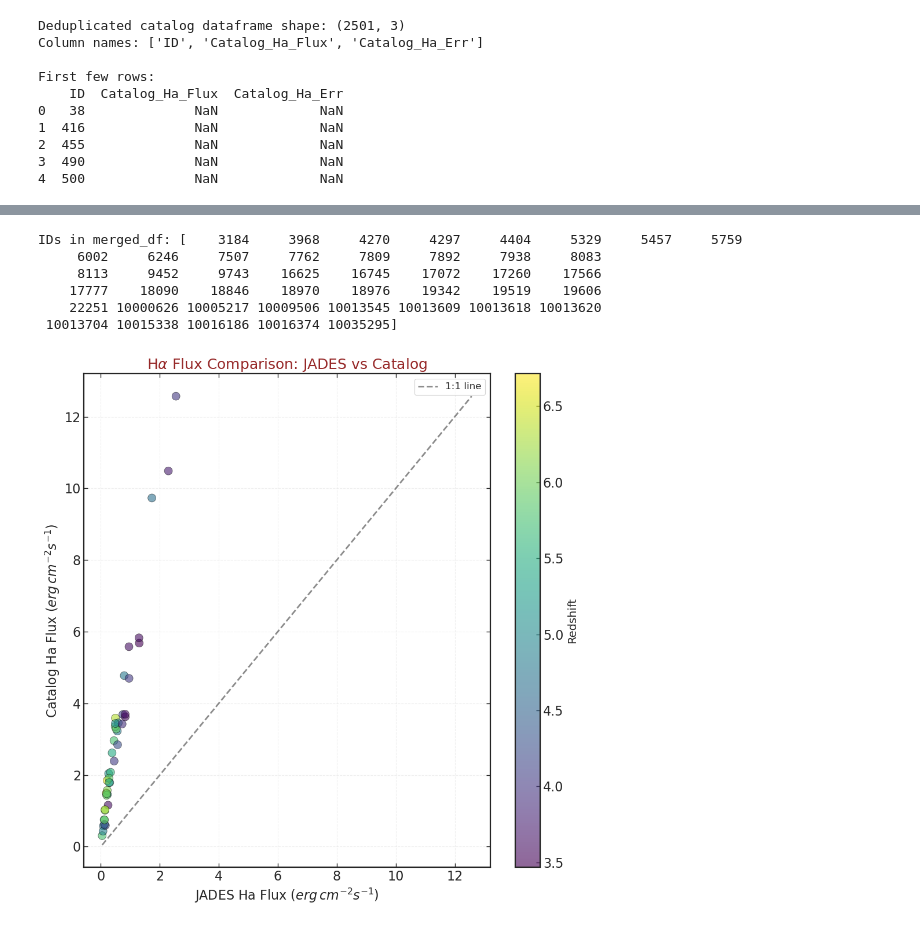
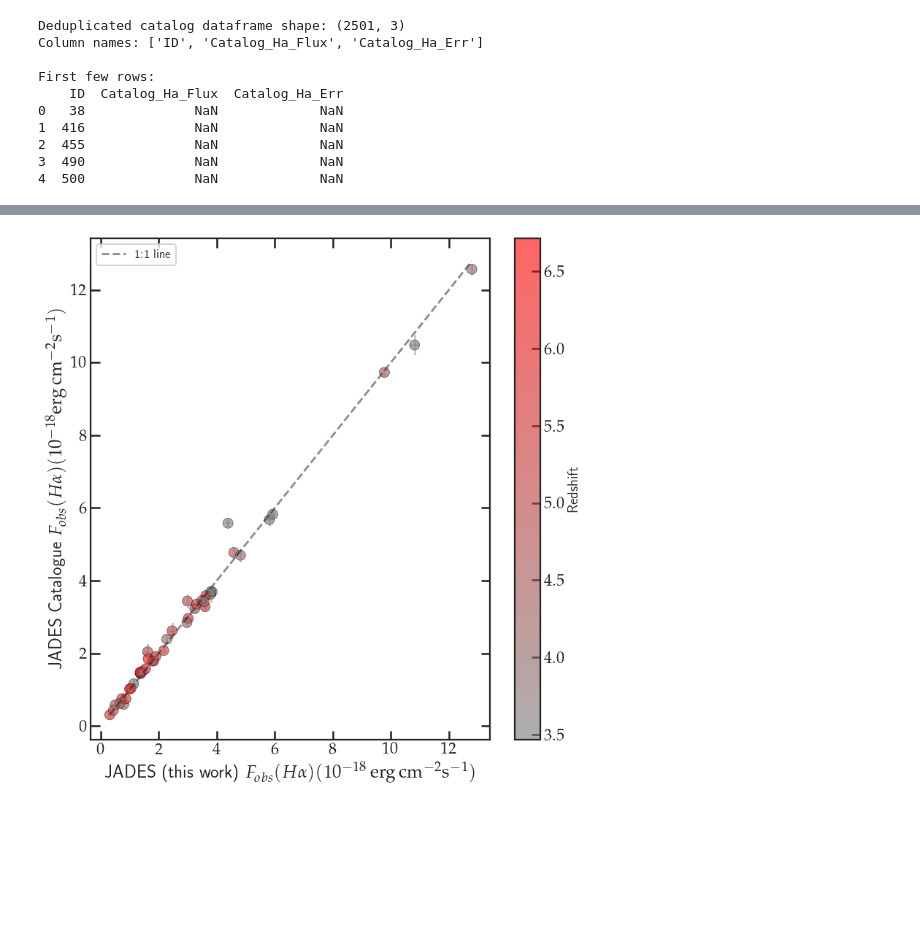
Before and after one commit to NGomez-inaoe/JWST-Data, a Jupyter notebook: Medium_Resolution/compare_flux.ipynb, the cells around one changed output, grey strips where cells are left out. Drawn from its saved outputs; the diff is of its cells as text; code cells hidden in the pictures; blank space fills up the shorter version.

Commit message:
Comparison with JADES catalogues now makes sense, the issue was due to Fobs vs Frest mixture, new version brings this work output to Fobs

```diff
--- a/Medium_Resolution/compare_flux.ipynb
+++ b/Medium_Resolution/compare_flux.ipynb
@@ -23,7 +23,7 @@ COSMO_COLORS = {
 
 sns.set_theme(
     style="ticks",
-    context='paper',
+    context='talk',
     rc={
         "xtick.direction": "in",
         "ytick.direction": "in",
@@ -397,10 +367,23 @@ for ii in range(len(Cat_ID)):
 # %%
+df = pd.read_csv("/home/nicolas/Documents/Research/PhD/JWST-Data/Medium_Resolution/Output_data/Line_fluxes_combined.tsv", sep='\t')
+
+#Guardar columnas en arrays
+ID_array = df.iloc[:,0].to_numpy()
+z_array  = df.iloc[:,1].to_numpy()
+
+#Halpha data
+mast_line = df.iloc[:,2].to_numpy()
+mast_line_err = df.iloc[:,3].to_numpy()
+jades_line = df.iloc[:,4].to_numpy()
+jades_line_err = df.iloc[:,5].to_numpy()
+
+
 # Create combined dataframe with only JADES Ha data
 combined_df = pd.DataFrame({
     'ID': ID_array,
     'Redshift': z_array,
-    'JADES_Ha_Flux': jades_Ha * 1e18,
-    #'JADES_Ha_Err': jades_line_err * 1e18,
+    'JADES_Ha_Flux': jades_line*(1+z_array),
+    'JADES_Ha_Err': jades_line_err*(1+z_array),
 })
 
 print(f"Combined dataframe shape: {combined_df.shape}")
@@ -504,15 +510,14 @@ No NaN values in merged_df: False
-# %%
-print(f"IDs in merged_df: {merged_df['ID'].values}")
-# %% [output]
-IDs in merged_df: [    3184     3968     4270     4297     4404     5329     5457     5759
-     6002     6246     7507     7762     7809     7892     7938     8083
-     8113     9452     9743    16625    16745    17072    17260    17566
-    17777    18090    18846    18970    18976    19342    19519    19606
-    22251 10000626 10005217 10009506 10013545 10013609 10013618 10013620
- 10013704 10015338 10016186 10016374 10035295]
 # %%
 # Create scatter plot with error bars, color coded by redshift
-fig, ax = plt.subplots(figsize=(10, 10))
+fig, ax = plt.subplots(figsize=(8,8))
+from matplotlib.colors import LinearSegmentedColormap
+
+# Custom colormap: gray → red
+gray_red_cmap = LinearSegmentedColormap.from_list(
+    'gray_red',
+    [COSMO_COLORS['cool_gray'], 'red']
+    #['lightgray', 'red']
+)
 
 # Create scatter plot with color coding by redshift
 scatter = ax.scatter(
@@ -521,47 +526,46 @@ scatter = ax.scatter(
     c=merged_df['Redshift'],
     s=100,
     alpha=0.6,
-    cmap='viridis',
+    cmap=gray_red_cmap,
     edgecolors='black',
     linewidth=0.5
 )
 
 # Add error bars
-"""
+
 ax.errorbar(
     merged_df['JADES_Ha_Flux'],
     merged_df['Catalog_Ha_Flux'],
     xerr=merged_df['JADES_Ha_Err'],
     yerr=merged_df['Catalog_Ha_Err'],
     fmt='none',
     ecolor='gray',
     alpha=0.4,
-    capsize=3,
+    capsize=1,
     capthick=1
 )
-"""
 
 # Add diagonal reference line
 flux_range = [
     min(merged_df['JADES_Ha_Flux'].min(), merged_df['Catalog_Ha_Flux'].min()),
     max(merged_df['JADES_Ha_Flux'].max(), merged_df['Catalog_Ha_Flux'].max())
 ]
 ax.plot(flux_range, flux_range, 'k--', alpha=0.5, linewidth=2, label='1:1 line')
 
 # Labels and title
-ax.set_xlabel(r'JADES Ha Flux $(erg \, cm^{-2} s^{-1})$', fontsize=16)
-ax.set_ylabel(r'Catalog Ha Flux $(erg \, cm^{-2} s^{-1})$', fontsize=16)
-ax.set_title(r'H$\alpha$ Flux Comparison: JADES vs Catalog', fontsize=18, color=COSMO_COLORS['soft_crimson'])
+ax.set_xlabel(r'JADES (this work) $F_{obs}(H\alpha) (10^{-18} \, \mathrm{erg \, cm^{-2} s^{-1}})$')
+ax.set_ylabel(r'JADES Catalogue $F_{obs}(H\alpha) (10^{-18} \mathrm{erg \, cm^{-2} s^{-1})}$')
+
 
 # Add colorbar
 cbar = plt.colorbar(scatter, ax=ax)
 cbar.set_label('Redshift', fontsize=14)
 
-ax.grid(True, linestyle='--', alpha=0.3)
+ax.grid(False)
 
 ax.legend(fontsize=12)
 plt.tight_layout()
 plt.show()
 plt.close()
 # %% [output]
-[figure, old version]
+[figure, new version]
```
Also changed, not shown: parts of 7 cells of this notebook.
